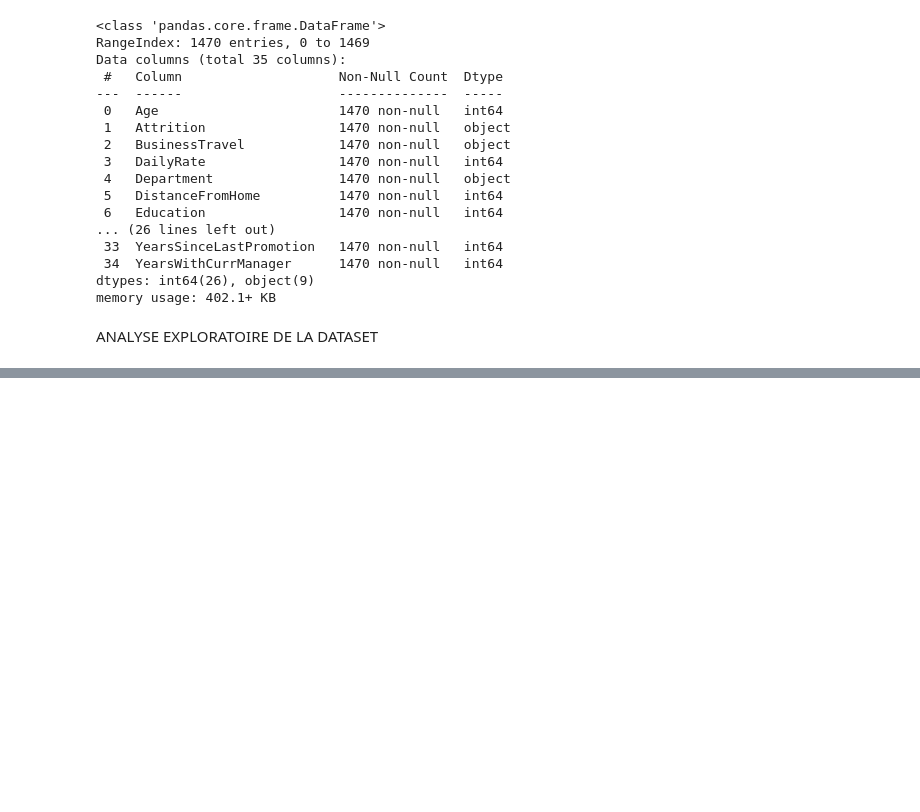
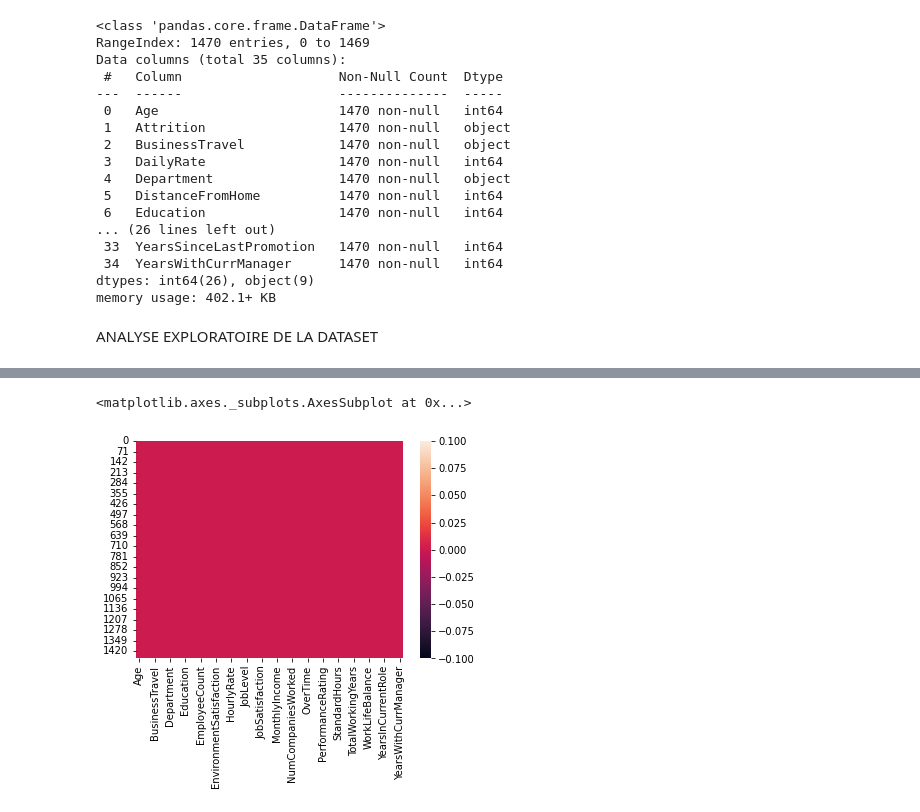
Before and after one commit to FelixEbenezer/ML_DataSicence_IA_Business, a Jupyter notebook: DataScience_for_Business.ipynb, the cells around one changed output, grey strips where cells are left out. Cells and saved outputs as stored; diff of their text form; code cells hidden in the pictures; blank space fills up the shorter version.

```diff
--- a/DataScience_for_Business.ipynb
+++ b/DataScience_for_Business.ipynb
@@ -82,3 +82,5 @@ A) VISUALISATION DE DONNÉES
 # %%
 #On va se focaliser sur la colonne ATRITION qui nous permet de savoir si l employee pourrait ou non sortir de l entreprise.
 #Du coup on va transformer ses valeurs Yes/Not en 1/0
+# %%
+employee_df['Attrition_int'] = employee_df['Attrition'].astype('category').cat.codes
@@ -84,0 +96,2 @@ A) VISUALISATION DE DONNÉES
+# %%
+employee_df.drop(['Attrition_int'], axis=1, inplace=True)
@@ -84,0 +100,4 @@ A) VISUALISATION DE DONNÉES
+# %%
+employee_df['Attrition'] = employee_df['Attrition'].astype('category').cat.codes
+employee_df['OverTime'] = employee_df['OverTime'].astype('category').cat.codes
+employee_df['Over18'] = employee_df['Over18'].astype('category').cat.codes
@@ -84,0 +128,5 @@ A) VISUALISATION DE DONNÉES
+# %%
+sns.heatmap(employee_df.isnull())
+# %% [output]
+<matplotlib.axes._subplots.AxesSubplot at 0x...>
+[figure, added]
```
Also changed, not shown: parts of 23 cells of this notebook.
